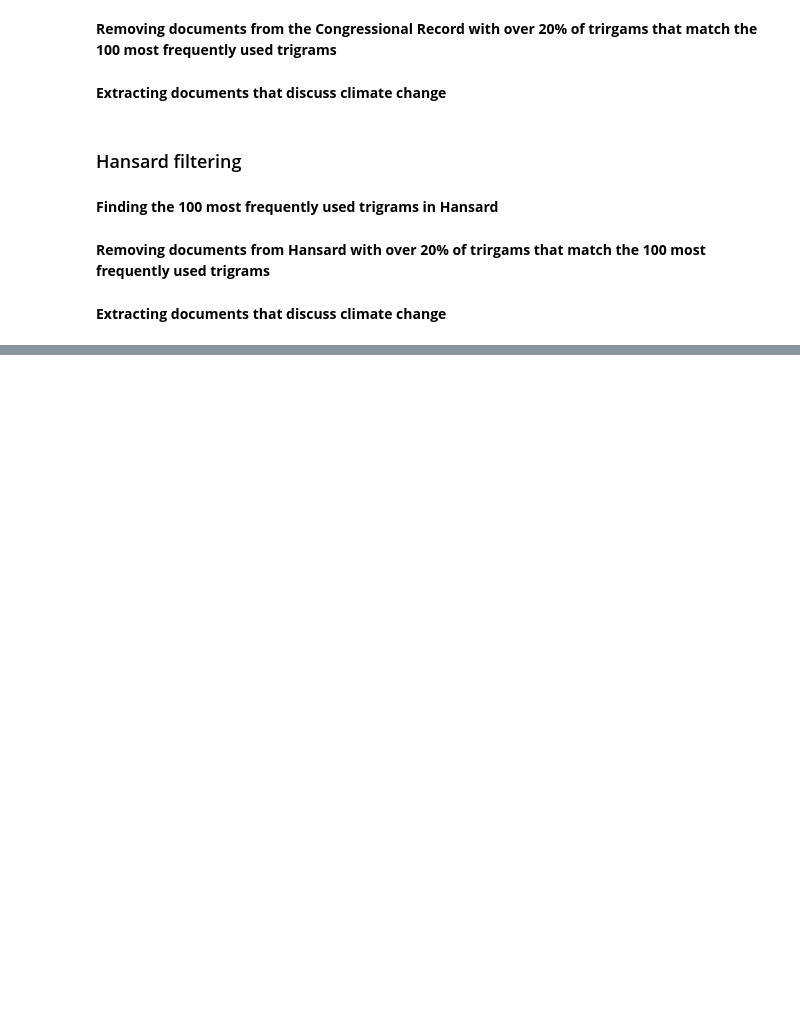
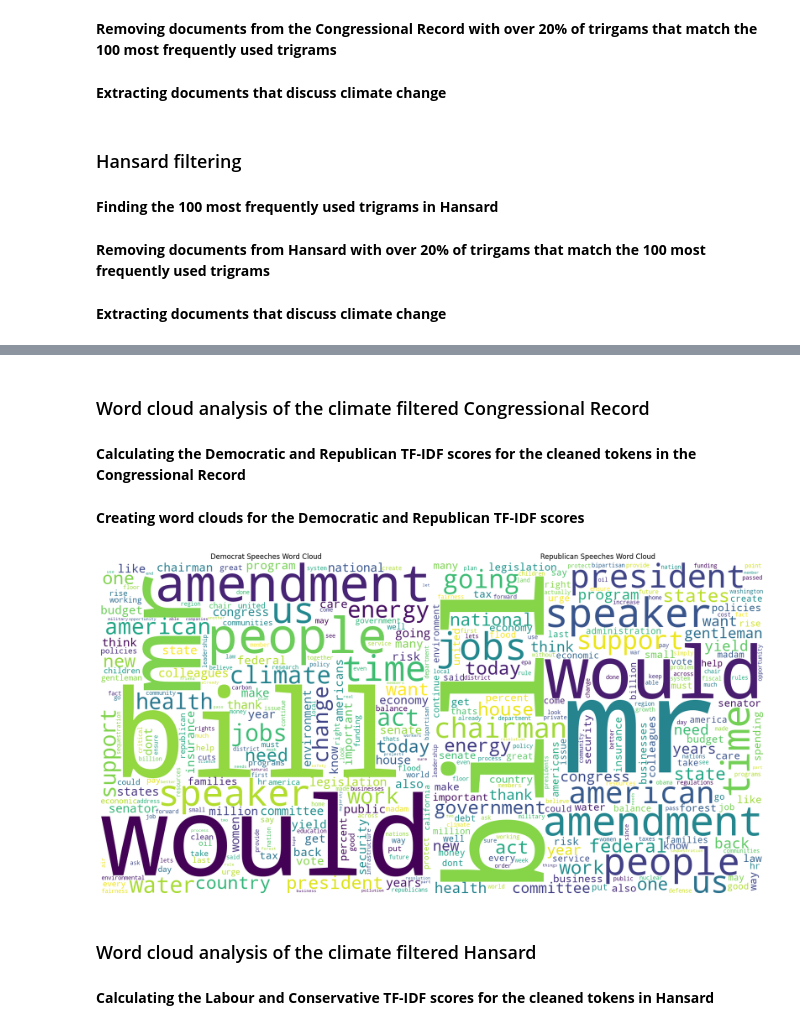
Before and after one commit to felixwallis/pir-dissertation, a Jupyter notebook: analysis/analysis.ipynb, the cells around one changed output, grey strips where cells are left out. Drawn from its saved outputs; the diff is of its cells as text; code cells hidden in the pictures; blank space fills up the shorter version.

```diff
--- a/analysis/analysis.ipynb
+++ b/analysis/analysis.ipynb
@@ -195,0 +229,54 @@ climate_hansard = hansard[hansard['climate_term_proportion'] > 0.01]
+# %%
+climate_congressional_record = pd.read_csv(
+    data_path + 'climate_congressional_record.csv')
+climate_hansard = pd.read_csv(data_path + 'climate_hansard.csv')
+
+
+def get_sorted_word_scores(speeches):
+    vectorizer = TfidfVectorizer()
+    X = vectorizer.fit_transform(speeches)
+    tfidf_scores = X.sum(axis=0).A1
+    word_scores = zip(vectorizer.get_feature_names_out(), tfidf_scores)
+    sorted_word_scores = sorted(word_scores, key=lambda x: x[1], reverse=True)
+    return sorted_word_scores
+# %% [markdown]
+### Word cloud analysis of the climate filtered Congressional Record
+# %% [markdown]
+**Calculating the Democratic and Republican TF-IDF scores for the cleaned tokens in the Congressional Record**
+# %%
+democrat_speeches = climate_congressional_record[climate_congressional_record['party']
+                                                 == 'D']['cleaned_tokens']
+republican_speeches = climate_congressional_record[climate_congressional_record['party']
+                                                   == 'R']['cleaned_tokens']
+
+democrat_word_scores = get_sorted_word_scores(democrat_speeches)
+republican_word_scores = get_sorted_word_scores(republican_speeches)
+# %% [markdown]
+**Creating word clouds for the Democratic and Republican TF-IDF scores**
+# %%
+wordcloud_dem = WordCloud(width=800, height=800, background_color='white')
+wordcloud_dem.generate_from_frequencies(dict(democrat_word_scores))
+
+wordcloud_rep = WordCloud(width=800, height=800, background_color='white')
+wordcloud_rep.generate_from_frequencies(dict(republican_word_scores))
+
+plt.figure(figsize=(16, 8))
+
+plt.subplot(1, 2, 1)
+plt.imshow(wordcloud_dem, interpolation='bilinear')
+plt.title('Democrat Speeches Word Cloud')
+plt.axis("off")
+
+plt.subplot(1, 2, 2)
+plt.imshow(wordcloud_rep, interpolation='bilinear')
+plt.title('Republican Speeches Word Cloud')
+plt.axis("off")
+
+plt.tight_layout(pad=0)
+plt.show()
+# %% [output]
+[figure, added]
+# %% [markdown]
+### Word cloud analysis of the climate filtered Hansard
+# %% [markdown]
+**Calculating the Labour and Conservative TF-IDF scores for the cleaned tokens in Hansard**
```
Also changed, not shown: parts of 36 cells of this notebook.
